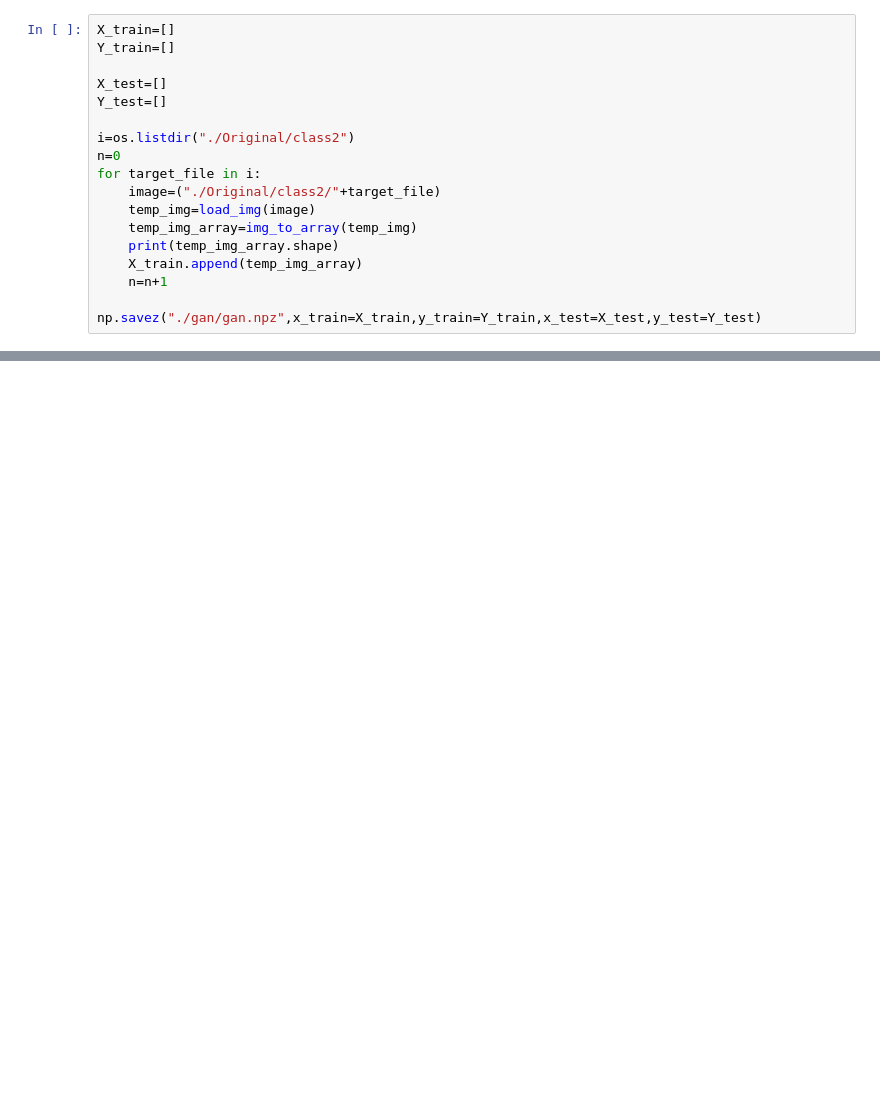
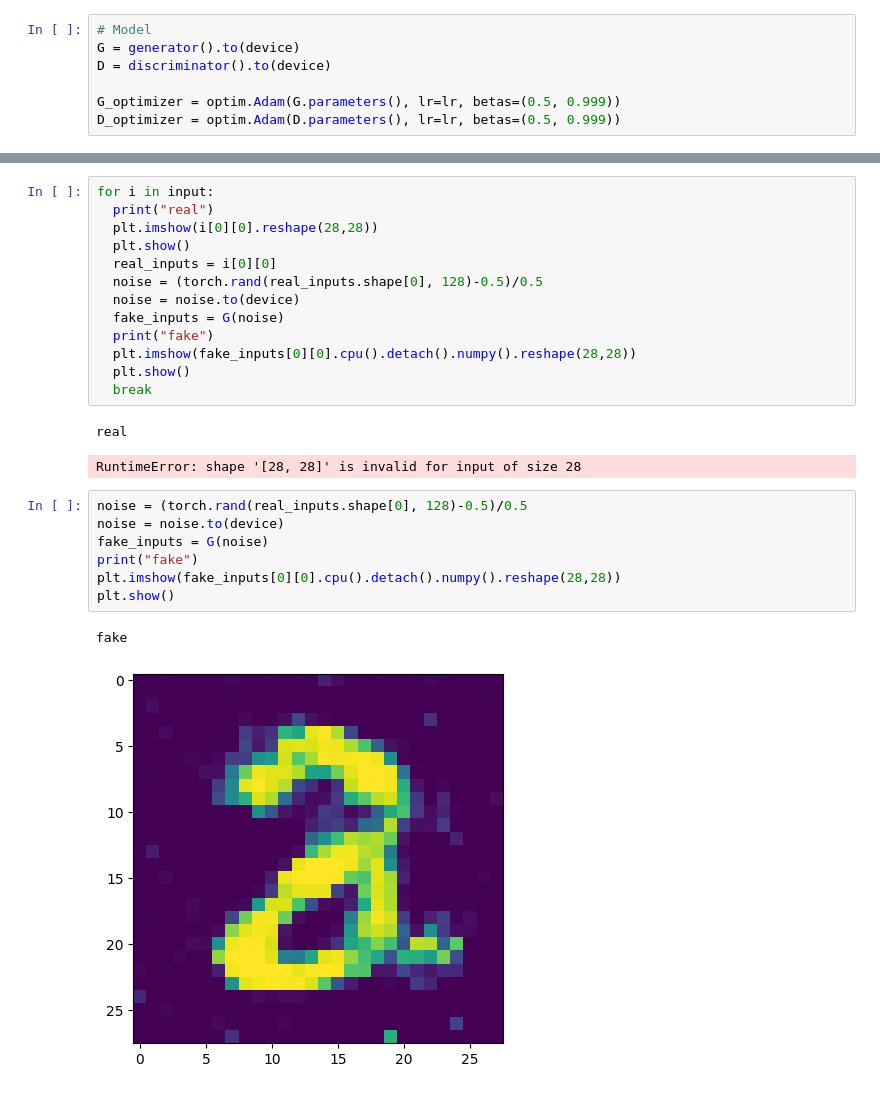
Before and after one commit to Cloeel/Evogym-env-gen, a Jupyter notebook: GAN.ipynb, the cells around one changed output, grey strips where cells are left out. Saved outputs shown, nothing was run; the diff lists cells and outputs as text; blank space fills up the shorter version.

```diff
--- a/GAN.ipynb
+++ b/GAN.ipynb
@@ -54,18 +84,7 @@ plt.show()
 # %%
-X_train=[]
-Y_train=[]
+# Model
+G = generator().to(device)
+D = discriminator().to(device)
 
-X_test=[]
-Y_test=[]
-
-i=os.listdir("./Original/class2")
-n=0
-for target_file in i:
-    image=("./Original/class2/"+target_file)
-    temp_img=load_img(image)
-    temp_img_array=img_to_array(temp_img)
-    print(temp_img_array.shape)
-    X_train.append(temp_img_array)
-    n=n+1
-
-np.savez("./gan/gan.npz",x_train=X_train,y_train=Y_train,x_test=X_test,y_test=Y_test)
+G_optimizer = optim.Adam(G.parameters(), lr=lr, betas=(0.5, 0.999))
+D_optimizer = optim.Adam(D.parameters(), lr=lr, betas=(0.5, 0.999))
@@ -251,0 +227,26 @@ print(tf.__version__)
+# %%
+for i in input:
+  print("real")
+  plt.imshow(i[0][0].reshape(28,28))
+  plt.show()
+  real_inputs = i[0][0]
+  noise = (torch.rand(real_inputs.shape[0], 128)-0.5)/0.5
+  noise = noise.to(device)
+  fake_inputs = G(noise)
+  print("fake")
+  plt.imshow(fake_inputs[0][0].cpu().detach().numpy().reshape(28,28))
+  plt.show()
+  break
+# %% [output]
+real
+RuntimeError: shape '[28, 28]' is invalid for input of size 28
+# %%
+noise = (torch.rand(real_inputs.shape[0], 128)-0.5)/0.5
+noise = noise.to(device)
+fake_inputs = G(noise)
+print("fake")
+plt.imshow(fake_inputs[0][0].cpu().detach().numpy().reshape(28,28))
+plt.show()
+# %% [output]
+fake
+[figure, added]
```
Also changed, not shown: parts of 14 cells of this notebook.
